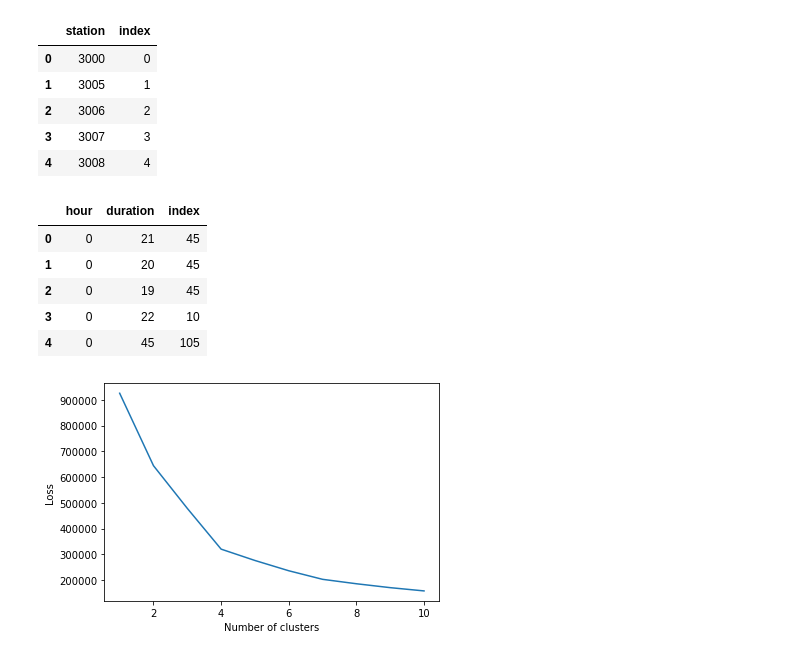
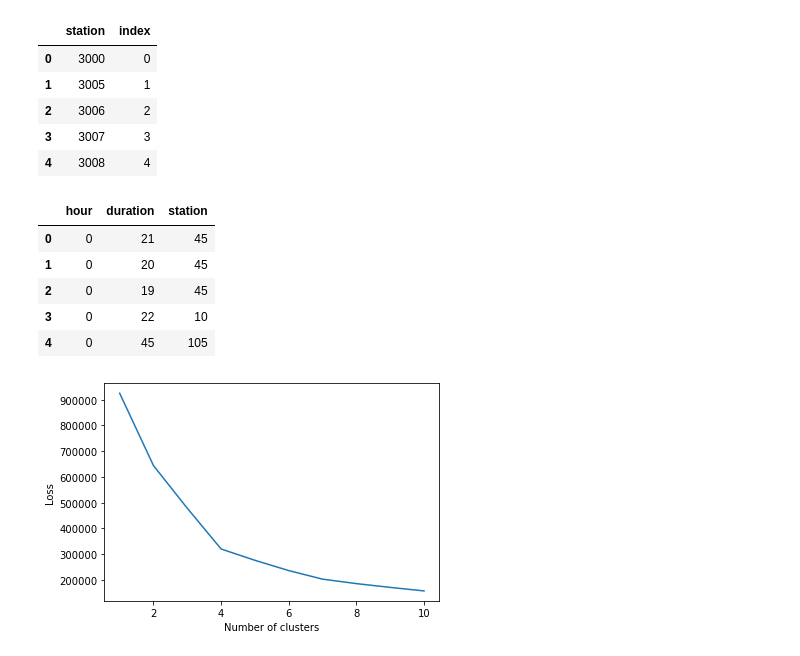
Before and after one commit to mschwa1010/AA_2022-23_Team_8, a Jupyter notebook: Clustering.ipynb, the cells around one changed output. Saved outputs shown, nothing was run; the diff lists cells and outputs as text; code cells hidden in the pictures.

```diff
--- a/Clustering.ipynb
+++ b/Clustering.ipynb
@@ -140,9 +62,10 @@ transf.head()
 # %%
 feature_set = pd.DataFrame(hour_set.join(transf.set_index ("station"), on="station", how="left"))
 feature_set=feature_set.drop(columns =["station"], axis=1)
+feature_set.rename(columns = {'index':'station'}, inplace = True)
 feature_set.head()
 # %% [output]
-|  | hour | duration | index |
+|  | hour | duration | station |
 | 0 | 0 | 21 | 45 |
 | 1 | 0 | 20 | 45 |
 | 2 | 0 | 19 | 45 |
```
Also changed, not shown: parts of 38 cells of this notebook, 2 other files.
